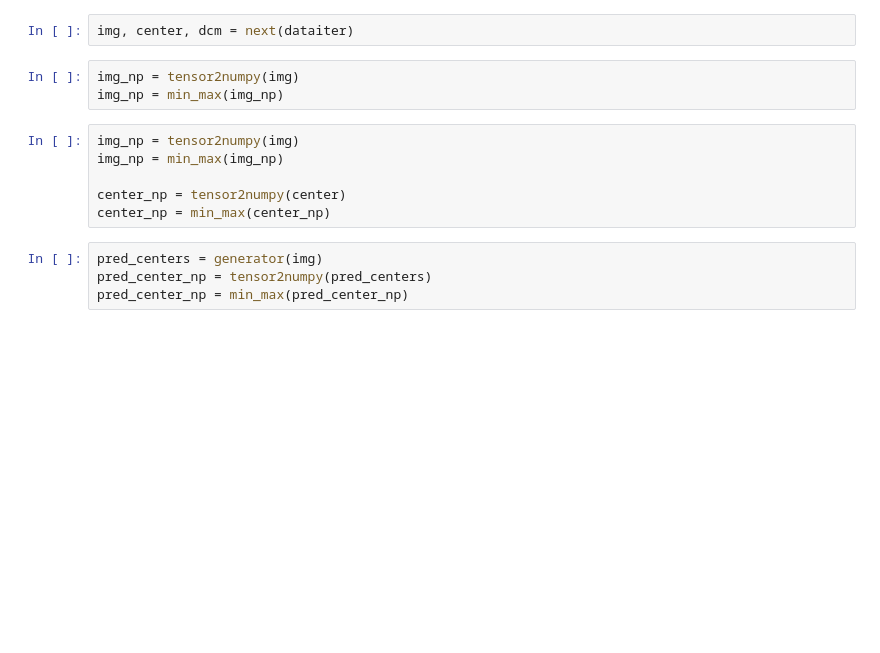
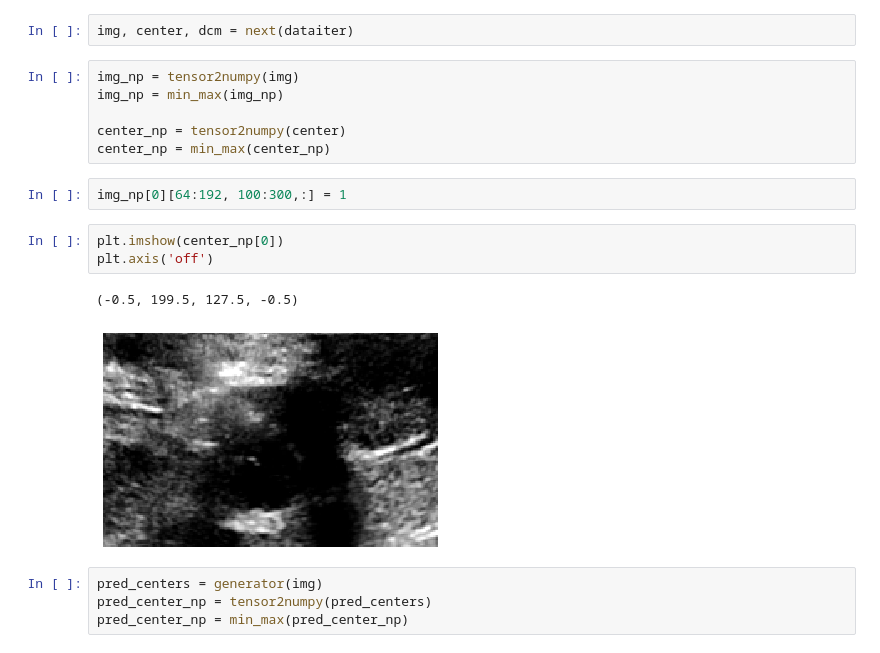
Before and after one commit to sdcjimmy/ContextEncoder, a Jupyter notebook: notebook/inference.ipynb, the cells around one changed output. Saved outputs shown, nothing was run; the diff lists cells and outputs as text; blank space fills up the shorter version.

```diff
--- a/notebook/inference.ipynb
+++ b/notebook/inference.ipynb
@@ -46,15 +44,20 @@ dataiter = iter(dataloader)
 from torchvision.utils import make_grid
 # %%
 img, center, dcm = next(dataiter)
-# %%
-img_np = tensor2numpy(img)
-img_np = min_max(img_np)
 # %%
 img_np = tensor2numpy(img)
 img_np = min_max(img_np)
 
 center_np = tensor2numpy(center)
 center_np = min_max(center_np)
+# %%
+img_np[0][64:192, 100:300,:] = 1
+# %%
+plt.imshow(center_np[0])
+plt.axis('off')
+# %% [output]
+(-0.5, 199.5, 127.5, -0.5)
+[figure, added]
 # %%
 pred_centers = generator(img)
 pred_center_np = tensor2numpy(pred_centers)
```
Also changed, not shown: parts of 3 cells of this notebook, 11 other files.
